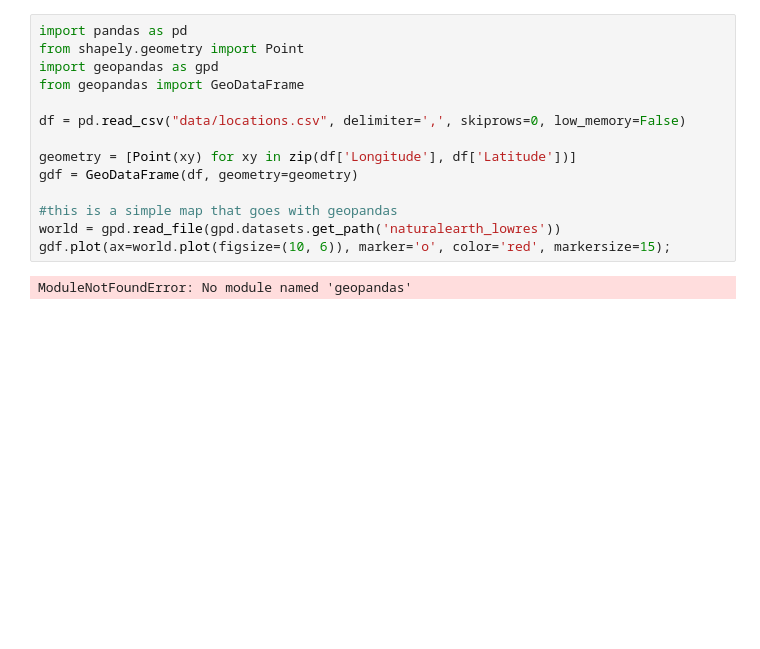
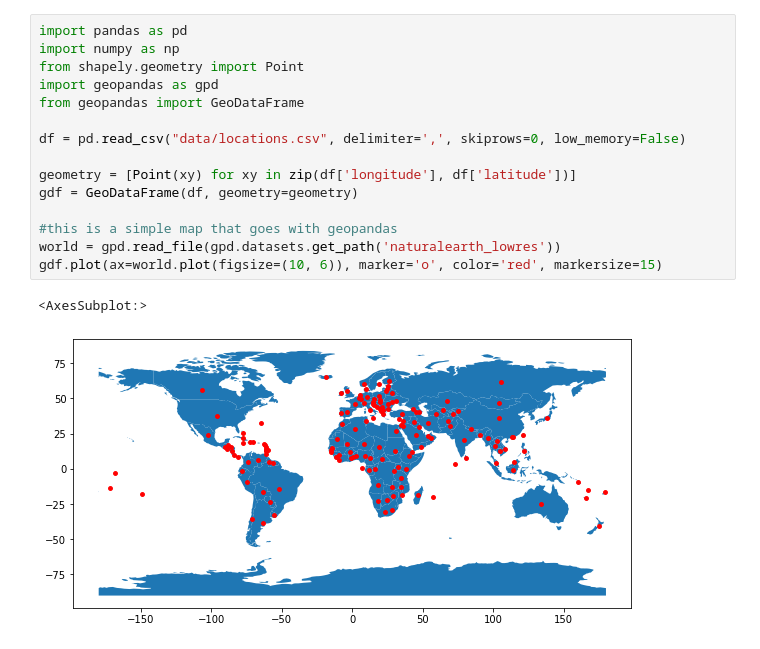
Before and after one commit to Reid-Taylor/TermProject, a Jupyter notebook: pyMapping.ipynb, the cells around one changed output. Cells and saved outputs as stored; diff of their text form; blank space fills up the shorter version.

```diff
--- a/pyMapping.ipynb
+++ b/pyMapping.ipynb
@@ -1,16 +1,18 @@
 # %%
 import pandas as pd
+import numpy as np
 from shapely.geometry import Point
 import geopandas as gpd
 from geopandas import GeoDataFrame
 
 df = pd.read_csv("data/locations.csv", delimiter=',', skiprows=0, low_memory=False)
 
-geometry = [Point(xy) for xy in zip(df['Longitude'], df['Latitude'])]
+geometry = [Point(xy) for xy in zip(df['longitude'], df['latitude'])]
 gdf = GeoDataFrame(df, geometry=geometry)
 
 #this is a simple map that goes with geopandas
 world = gpd.read_file(gpd.datasets.get_path('naturalearth_lowres'))
-gdf.plot(ax=world.plot(figsize=(10, 6)), marker='o', color='red', markersize=15);
+gdf.plot(ax=world.plot(figsize=(10, 6)), marker='o', color='red', markersize=15)
 # %% [output]
-ModuleNotFoundError: No module named 'geopandas'
+<AxesSubplot:>
+[figure, added]
```
Also changed, not shown: parts of 2 cells of this notebook, 45 other files.
